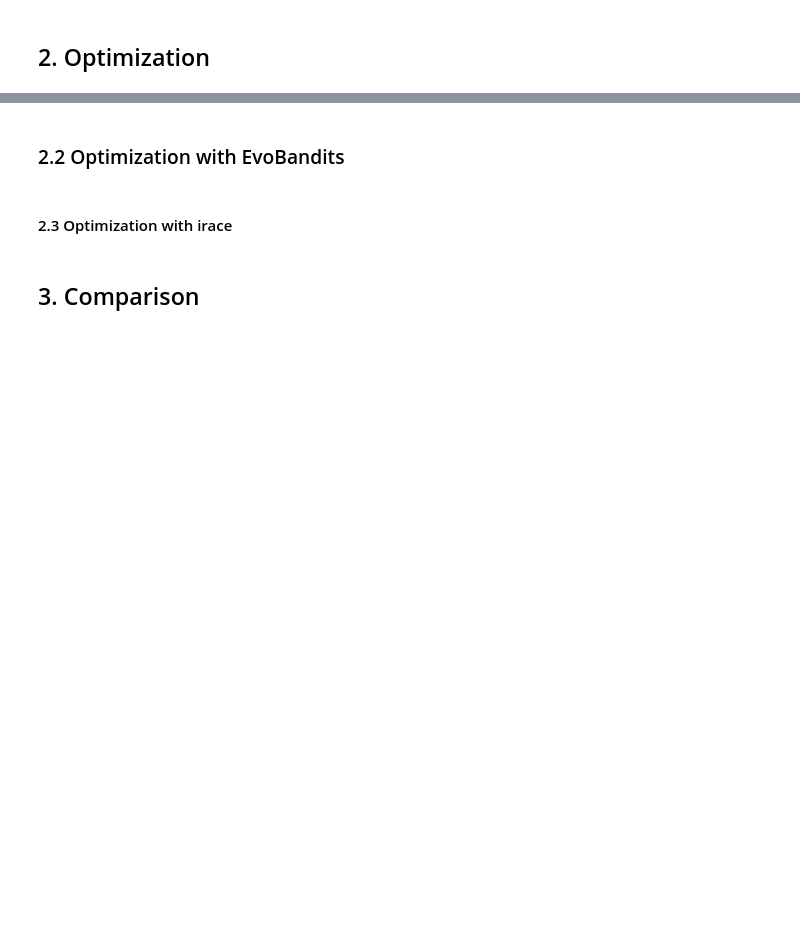
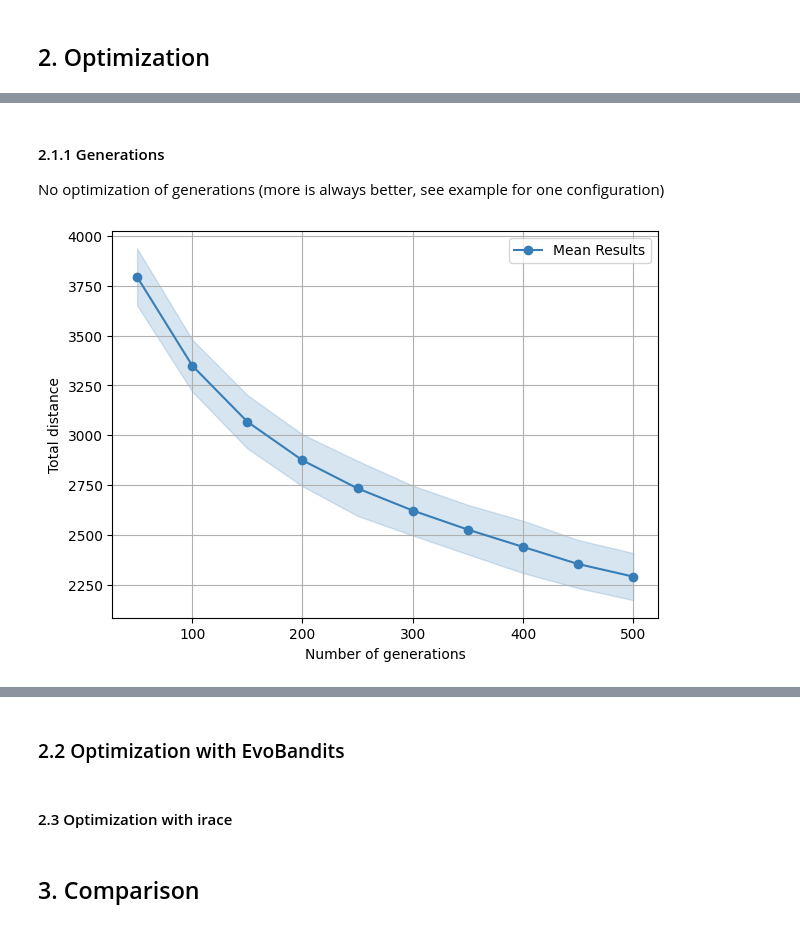
Before and after one commit to fwuermseher/EvoBandits, a Jupyter notebook: examples/demo_ga/optimization.ipynb, the cells around one changed output, grey strips where cells are left out. Cells and saved outputs as stored; diff of their text form; code cells hidden in the pictures; blank space fills up the shorter version.

```diff
--- a/examples/demo_ga/optimization.ipynb
+++ b/examples/demo_ga/optimization.ipynb
@@ -12,7 +13,10 @@ import numpy as np
 sys.path.append(os.getcwd())
 from genetic_algorithm import genetic_algorithm
 # %%
-SEED = 42
+SEED = 42  # To reproduce
+N_RUNS = 10  # Independent Runs
+EVAL_BUDGET = 500  # Budget to evaluate the true value of a result
+SIM_BUDGET = 5000  # Budget for simulation
 # %% [markdown]
 ## 1. Genetic Algorithm (GA)
 
@@ -75,0 +82,38 @@ plt.show()
+# %% [markdown]
+#### 2.1.1 Generations
+
+No optimization of generations (more is always better, see example for one configuration)
+# %%
+results = []
+generations = list(range(50, 501, 50))
+
+for gen in generations:
+    r = [
+        genetic_algorithm(
+            crossover_rate=0.500,
+            mutation_rate=0.001,
+            elite_size=10,
+            population_size=50,
+            generations=gen,
+            seed=i,
+        )
+        for i in range(EVAL_BUDGET)
+    ]
+    results.append(r)
+# %%
+# Plot mean results for each generation
+means = np.array([np.mean(r) for r in results])
+plt.plot(generations, means, label="Mean Results", marker="o", color="#377eb8")
+
+# Estimate the range by plotting the std deviation
+sd = np.array([np.std(r) for r in results])
+plt.fill_between(generations, means - sd, means + sd, alpha=0.2, color="#377eb8")
+
+plt.ylabel("Total distance")
+plt.xlabel("Number of generations")
+plt.grid(True)
+plt.tight_layout(rect=(0, 0, 1, 0.96))
+plt.legend()
+plt.show()
+# %% [output]
+[figure, added]
```
Also changed, not shown: parts of 14 cells of this notebook, 1 other file.
